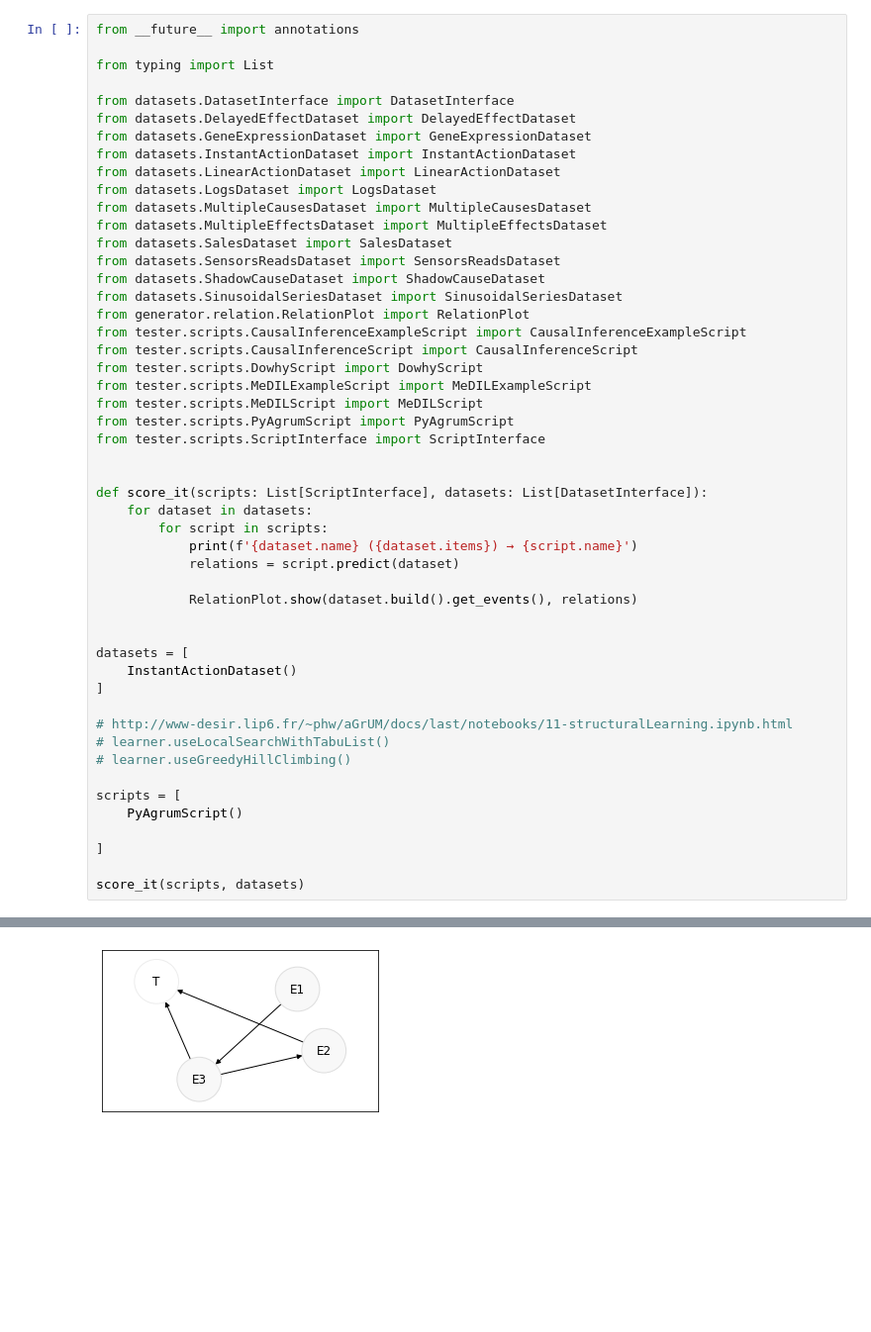
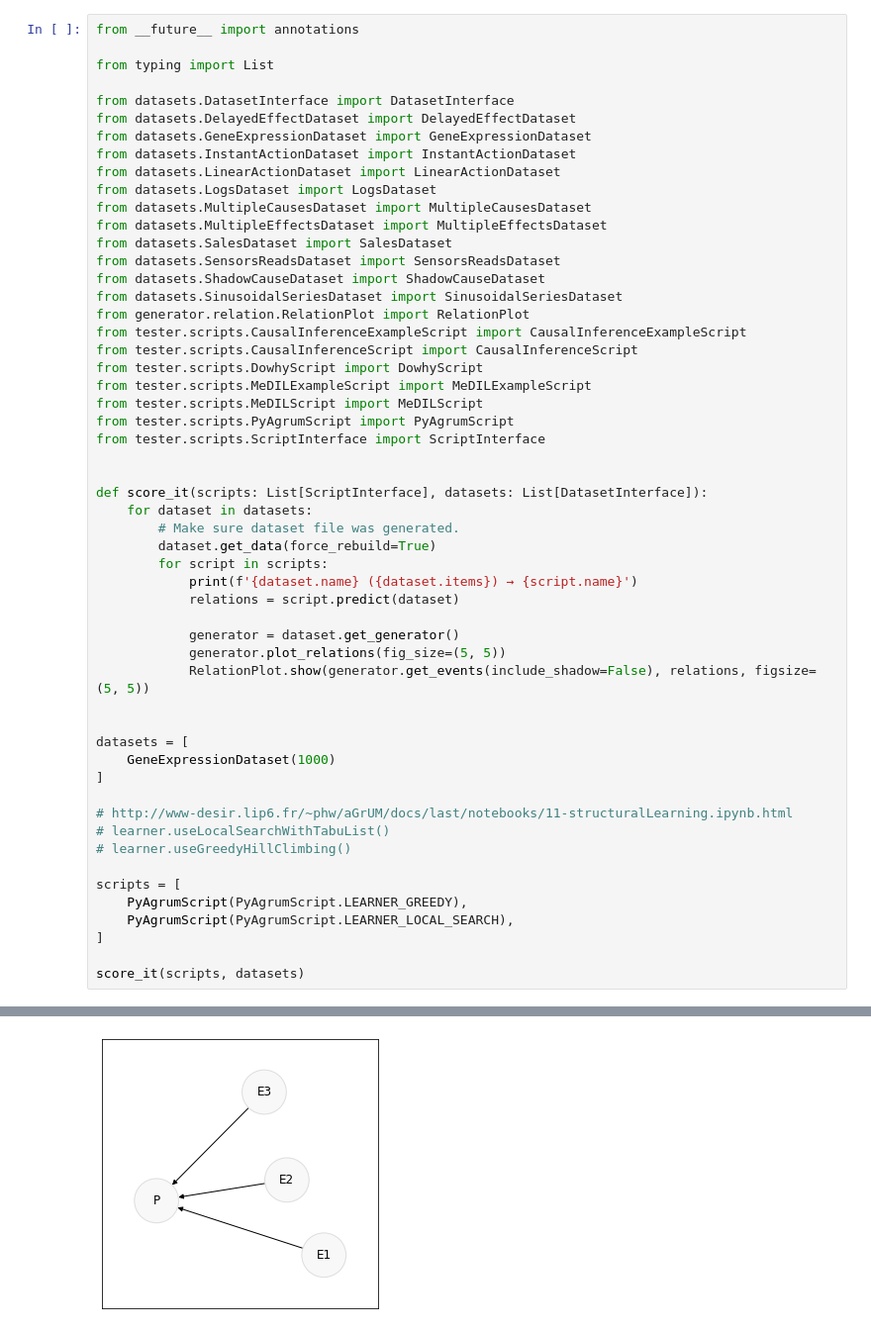
Before and after one commit to AdrienFelipe/Causal-discovery-Unit-testing, a Jupyter notebook: generator/Untitled1.ipynb, the cells around one changed output, grey strips where cells are left out. Shown at 99% size. Cells and saved outputs as stored; diff of their text form; blank space fills up the shorter version.

Commit message:
PyAgrum working

```diff
--- a/generator/Untitled1.ipynb
+++ b/generator/Untitled1.ipynb
@@ -27,15 +30,19 @@ from tester.scripts.ScriptInterface import ScriptInterface
 
 def score_it(scripts: List[ScriptInterface], datasets: List[DatasetInterface]):
     for dataset in datasets:
+        # Make sure dataset file was generated.
+        dataset.get_data(force_rebuild=True)
         for script in scripts:
             print(f'{dataset.name} ({dataset.items}) → {script.name}')
             relations = script.predict(dataset)
 
-            RelationPlot.show(dataset.build().get_events(), relations)
+            generator = dataset.get_generator()
+            generator.plot_relations(fig_size=(5, 5))
+            RelationPlot.show(generator.get_events(include_shadow=False), relations, figsize=(5, 5))
 
 
 datasets = [
-    InstantActionDataset()
+    GeneExpressionDataset(1000)
 ]
 
 # http://www-desir.lip6.fr/~phw/aGrUM/docs/last/notebooks/11-structuralLearning.ipynb.html
@@ -43,8 +50,8 @@ datasets = [
 # learner.useGreedyHillClimbing()
 
 scripts = [
-    PyAgrumScript()
-
+    PyAgrumScript(PyAgrumScript.LEARNER_GREEDY),
+    PyAgrumScript(PyAgrumScript.LEARNER_LOCAL_SEARCH),
 ]
 
 score_it(scripts, datasets)
@@ -53 +60 @@ instant-action (10) → pyAgrum
-[figure, old version]
+[figure, new version]
```
Also changed, not shown: parts of 2 cells of this notebook, 20 other files.
